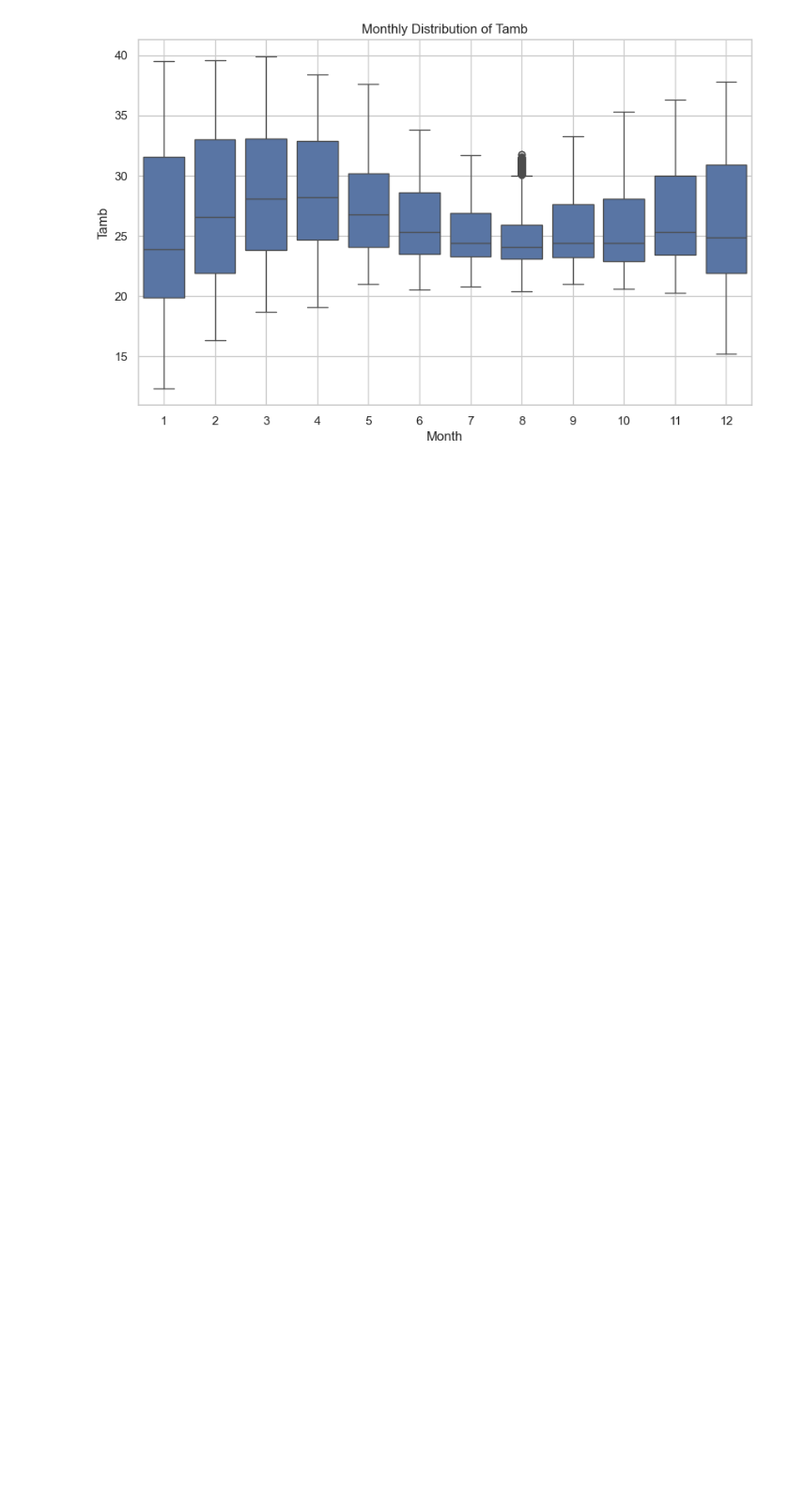
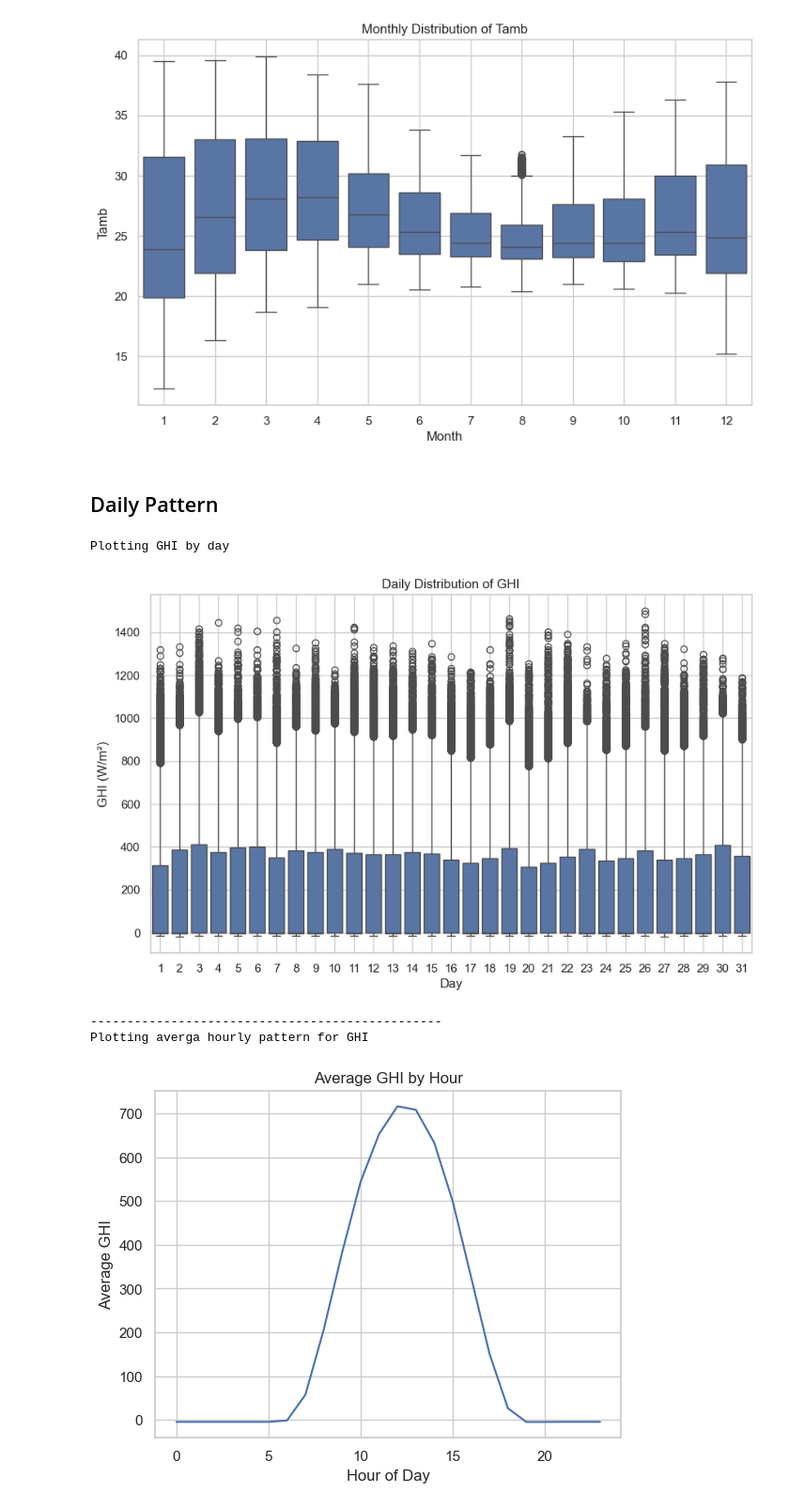
Before and after one commit to Reid-T-W/solar-challenge-week1, a Jupyter notebook: notebooks/sierraleone_eda.ipynb, the cells around one changed output. Shown at 94% size. Saved outputs shown, nothing was run; the diff lists cells and outputs as text; code cells hidden in the pictures; blank space fills up the shorter version.

```diff
--- a/notebooks/sierraleone_eda.ipynb
+++ b/notebooks/sierraleone_eda.ipynb
@@ -334,0 +349,31 @@ plt.show()
+# %% [markdown]
+## Daily Pattern
+# %%
+df['Day'] = df['Timestamp'].dt.day
+# %%
+import seaborn as sns
+import matplotlib.pyplot as plt
+
+print("Plotting GHI by day")
+plt.figure(figsize=(10, 6))
+sns.boxplot(x='Day', y='GHI', data=df)
+plt.title('Daily Distribution of GHI')
+plt.xlabel('Day')
+plt.ylabel('GHI (W/m²)')
+plt.grid(True)
+plt.show()
+print("------------------------------------------------")
+print("Plotting averga hourly pattern for GHI")
+df['Hour'] = df['Timestamp'].dt.hour
+hourly_mean = df.groupby('Hour')['GHI'].mean()
+plt.plot(hourly_mean)
+plt.xlabel('Hour of Day')
+plt.ylabel('Average GHI')
+plt.title('Average GHI by Hour')
+plt.show()
+# %% [output]
+Plotting GHI by day
+[figure, added]
+------------------------------------------------
+Plotting averga hourly pattern for GHI
+[figure, added]
```
Also changed, not shown: parts of 22 cells of this notebook.
